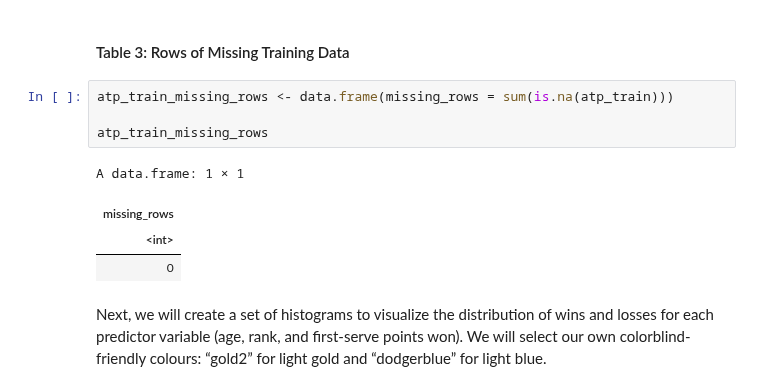
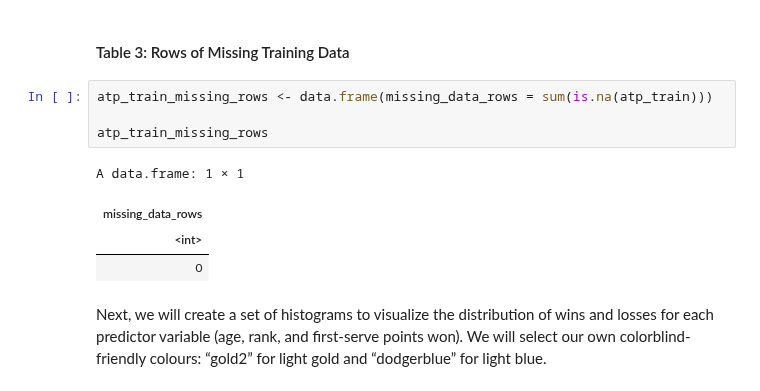
Before and after one commit to EllaShi7/DSCI-100-2022w2-Group-42-Project, a Jupyter notebook: Group_Project_Report.ipynb, the cells around one changed output. Cells and saved outputs as stored; diff of their text form.

```diff
--- a/Group_Project_Report.ipynb
+++ b/Group_Project_Report.ipynb
@@ -175,12 +156,12 @@ The training data is checked to ensure that all rows with missing data have been
 # %% [markdown]
 #### Table 3: Rows of Missing Training Data
 # %%
-atp_train_missing_rows <- data.frame(missing_rows = sum(is.na(atp_train)))
+atp_train_missing_rows <- data.frame(missing_data_rows = sum(is.na(atp_train)))
 
 atp_train_missing_rows
 # %% [output]
 A data.frame: 1 × 1
-| missing_rows |
+| missing_data_rows |
 | <int> |
 | 0 |
 # %% [markdown]
```
Also changed, not shown: parts of 7 cells of this notebook.
